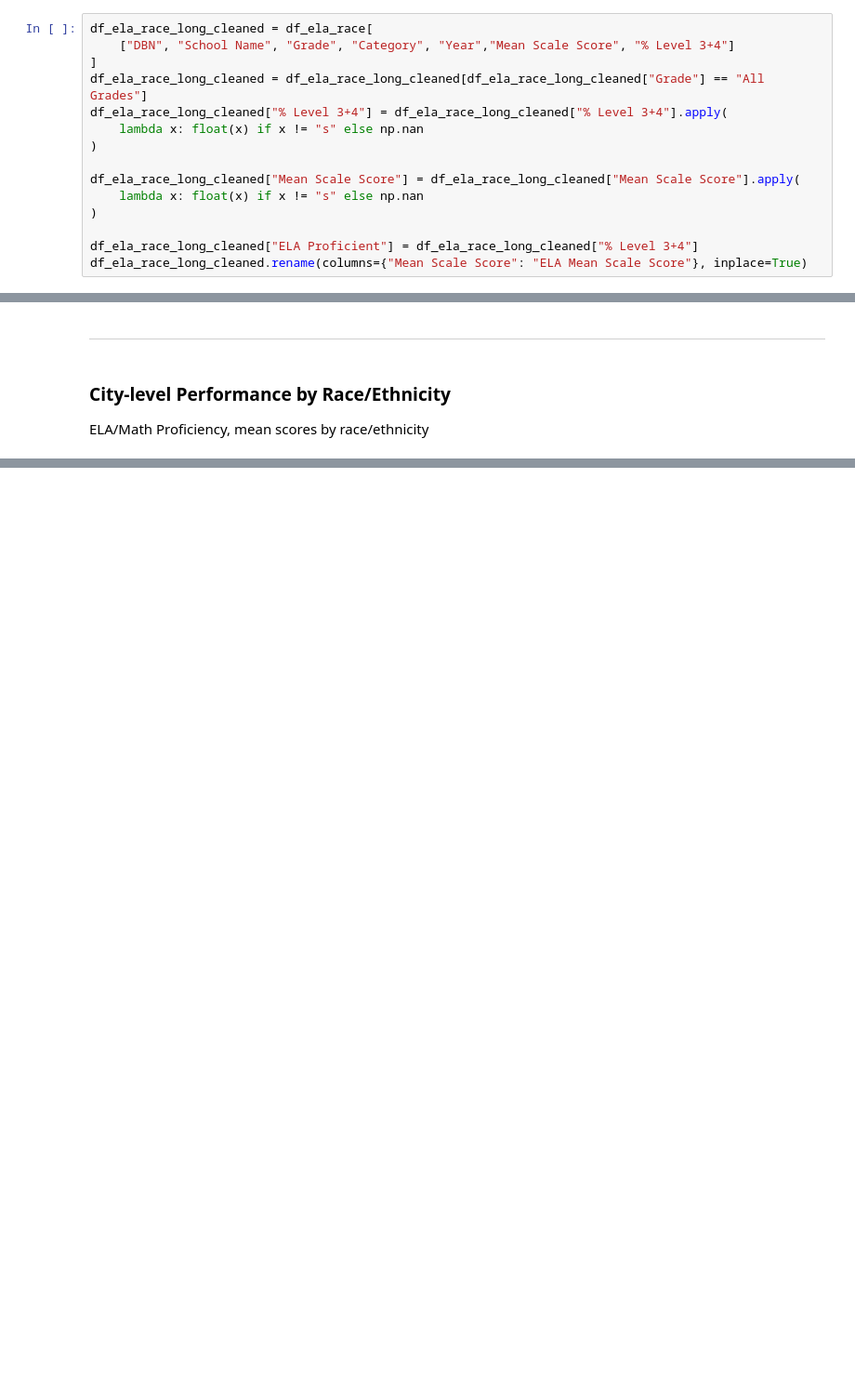
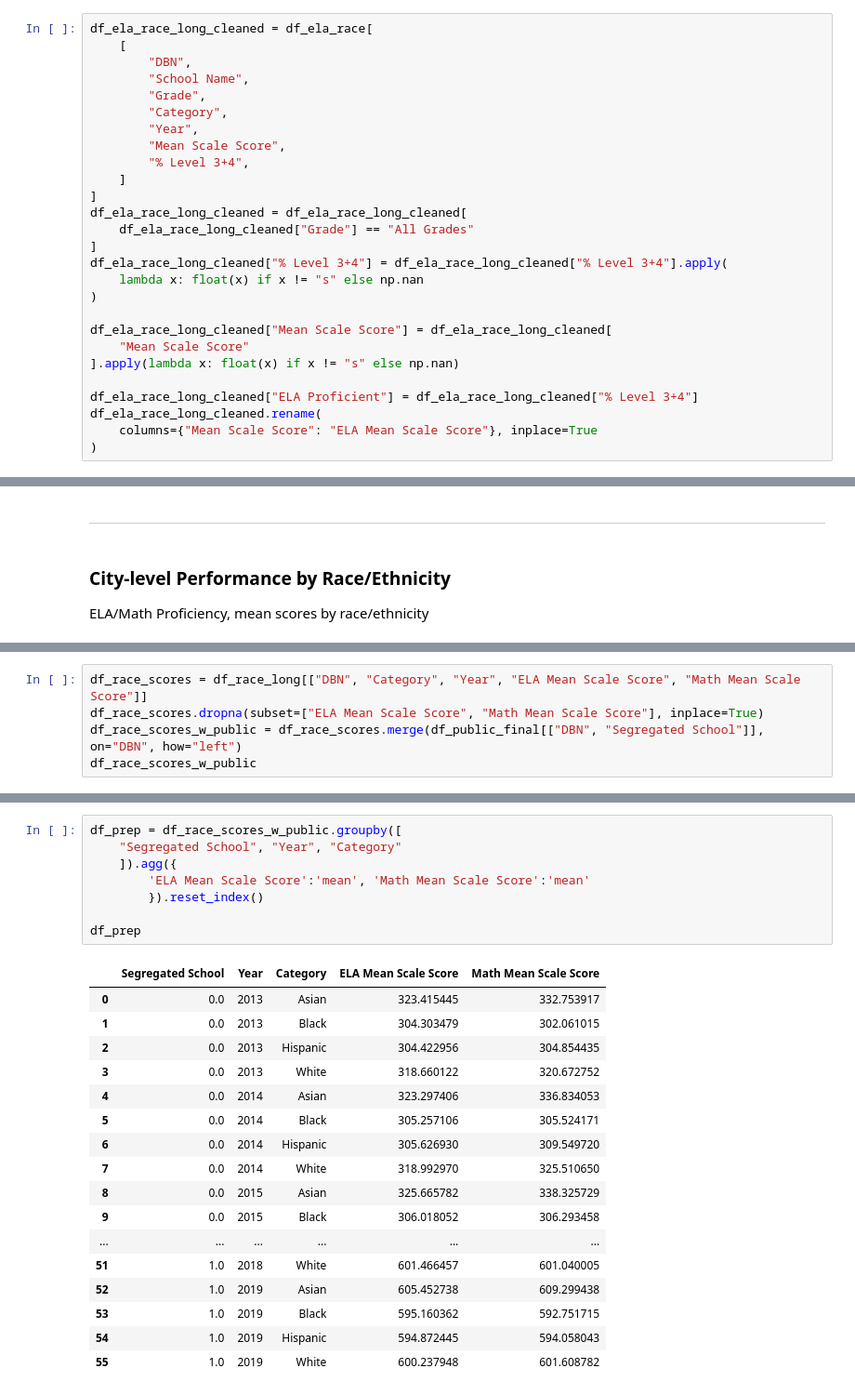
Before and after one commit to NakaFrozn/SI649, a Jupyter notebook: static-viz/static-viz-data.ipynb, the cells around one changed output, grey strips where cells are left out. Shown at 93% size. Saved outputs shown, nothing was run; the diff lists cells and outputs as text; blank space fills up the shorter version.

```diff
--- a/static-viz/static-viz-data.ipynb
+++ b/static-viz/static-viz-data.ipynb
@@ -520,18 +687,30 @@ df_ela_race_wide.columns = df_ela_race.columns[0:2].to_list() + [
 ]
 # %%
 df_ela_race_long_cleaned = df_ela_race[
-    ["DBN", "School Name", "Grade", "Category", "Year","Mean Scale Score", "% Level 3+4"]
+    [
+        "DBN",
+        "School Name",
+        "Grade",
+        "Category",
+        "Year",
+        "Mean Scale Score",
+        "% Level 3+4",
+    ]
 ]
-df_ela_race_long_cleaned = df_ela_race_long_cleaned[df_ela_race_long_cleaned["Grade"] == "All Grades"]
+df_ela_race_long_cleaned = df_ela_race_long_cleaned[
+    df_ela_race_long_cleaned["Grade"] == "All Grades"
+]
 df_ela_race_long_cleaned["% Level 3+4"] = df_ela_race_long_cleaned["% Level 3+4"].apply(
     lambda x: float(x) if x != "s" else np.nan
 )
 
-df_ela_race_long_cleaned["Mean Scale Score"] = df_ela_race_long_cleaned["Mean Scale Score"].apply(
-    lambda x: float(x) if x != "s" else np.nan
-)
+df_ela_race_long_cleaned["Mean Scale Score"] = df_ela_race_long_cleaned[
+    "Mean Scale Score"
+].apply(lambda x: float(x) if x != "s" else np.nan)
 
 df_ela_race_long_cleaned["ELA Proficient"] = df_ela_race_long_cleaned["% Level 3+4"]
-df_ela_race_long_cleaned.rename(columns={"Mean Scale Score": "ELA Mean Scale Score"}, inplace=True)
+df_ela_race_long_cleaned.rename(
+    columns={"Mean Scale Score": "ELA Mean Scale Score"}, inplace=True
+)
 # %%
 df_math_race_cleaned = df_math_race[
@@ -1228,0 +1638,5 @@ proficiency_gap_with_source
+# %%
+df_race_scores = df_race_long[["DBN", "Category", "Year", "ELA Mean Scale Score", "Math Mean Scale Score"]]
+df_race_scores.dropna(subset=["ELA Mean Scale Score", "Math Mean Scale Score"], inplace=True)
+df_race_scores_w_public = df_race_scores.merge(df_public_final[["DBN", "Segregated School"]], on="DBN", how="left")
+df_race_scores_w_public
@@ -1228,0 +1661,26 @@ proficiency_gap_with_source
+# %%
+df_prep = df_race_scores_w_public.groupby([
+    "Segregated School", "Year", "Category"
+    ]).agg({
+        'ELA Mean Scale Score':'mean', 'Math Mean Scale Score':'mean'
+        }).reset_index()
+
+df_prep
+# %% [output]
+|  | Segregated School | Year | Category | ELA Mean Scale Score | Math Mean Scale Score |
+| 0 | 0.0 | 2013 | Asian | 323.415445 | 332.753917 |
+| 1 | 0.0 | 2013 | Black | 304.303479 | 302.061015 |
+| 2 | 0.0 | 2013 | Hispanic | 304.422956 | 304.854435 |
+| 3 | 0.0 | 2013 | White | 318.660122 | 320.672752 |
+| 4 | 0.0 | 2014 | Asian | 323.297406 | 336.834053 |
+| 5 | 0.0 | 2014 | Black | 305.257106 | 305.524171 |
+| 6 | 0.0 | 2014 | Hispanic | 305.626930 | 309.549720 |
+| 7 | 0.0 | 2014 | White | 318.992970 | 325.510650 |
+| 8 | 0.0 | 2015 | Asian | 325.665782 | 338.325729 |
+| 9 | 0.0 | 2015 | Black | 306.018052 | 306.293458 |
+| ... | ... | ... | ... | ... | ... |
+| 51 | 1.0 | 2018 | White | 601.466457 | 601.040005 |
+| 52 | 1.0 | 2019 | Asian | 605.452738 | 609.299438 |
+| 53 | 1.0 | 2019 | Black | 595.160362 | 592.751715 |
+| 54 | 1.0 | 2019 | Hispanic | 594.872445 | 594.058043 |
+| 55 | 1.0 | 2019 | White | 600.237948 | 601.608782 |
```
Also changed, not shown: parts of 66 cells of this notebook, 11 other files.
